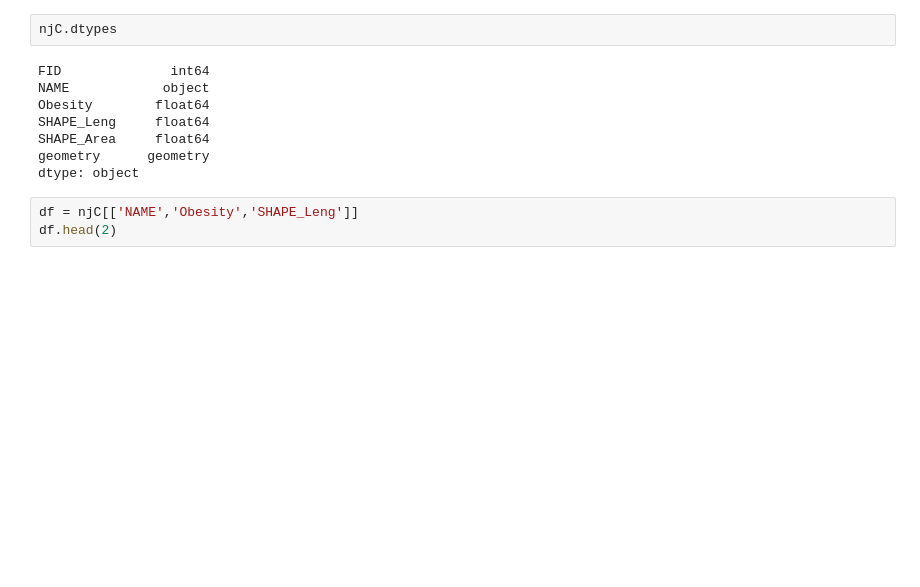
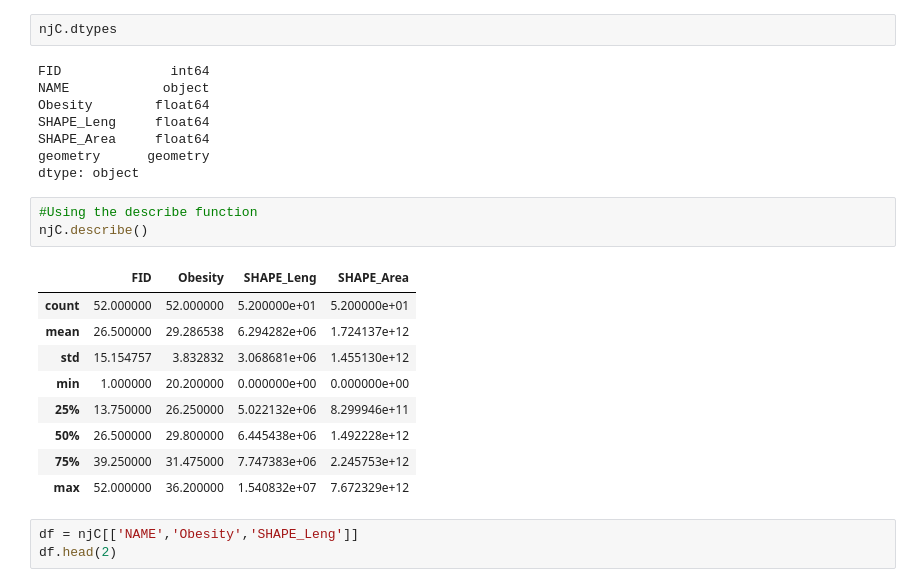
Before and after one commit to kpatwa153/gis, a Jupyter notebook: map.ipynb, the cells around one changed output. Drawn from its saved outputs; the diff is of its cells as text; blank space fills up the shorter version.

```diff
--- a/map.ipynb
+++ b/map.ipynb
@@ -60,6 +46,19 @@ SHAPE_Leng     float64
 SHAPE_Area     float64
 geometry      geometry
 dtype: object
+# %%
+#Using the describe function
+njC.describe()
+# %% [output]
+|  | FID | Obesity | SHAPE_Leng | SHAPE_Area |
+| count | 52.000000 | 52.000000 | 5.200000e+01 | 5.200000e+01 |
+| mean | 26.500000 | 29.286538 | 6.294282e+06 | 1.724137e+12 |
+| std | 15.154757 | 3.832832 | 3.068681e+06 | 1.455130e+12 |
+| min | 1.000000 | 20.200000 | 0.000000e+00 | 0.000000e+00 |
+| 25% | 13.750000 | 26.250000 | 5.022132e+06 | 8.299946e+11 |
+| 50% | 26.500000 | 29.800000 | 6.445438e+06 | 1.492228e+12 |
+| 75% | 39.250000 | 31.475000 | 7.747383e+06 | 2.245753e+12 |
+| max | 52.000000 | 36.200000 | 1.540832e+07 | 7.672329e+12 |
 # %%
 df = njC[['NAME','Obesity','SHAPE_Leng']]
 df.head(2)
```
Also changed, not shown: parts of 4 cells of this notebook.
